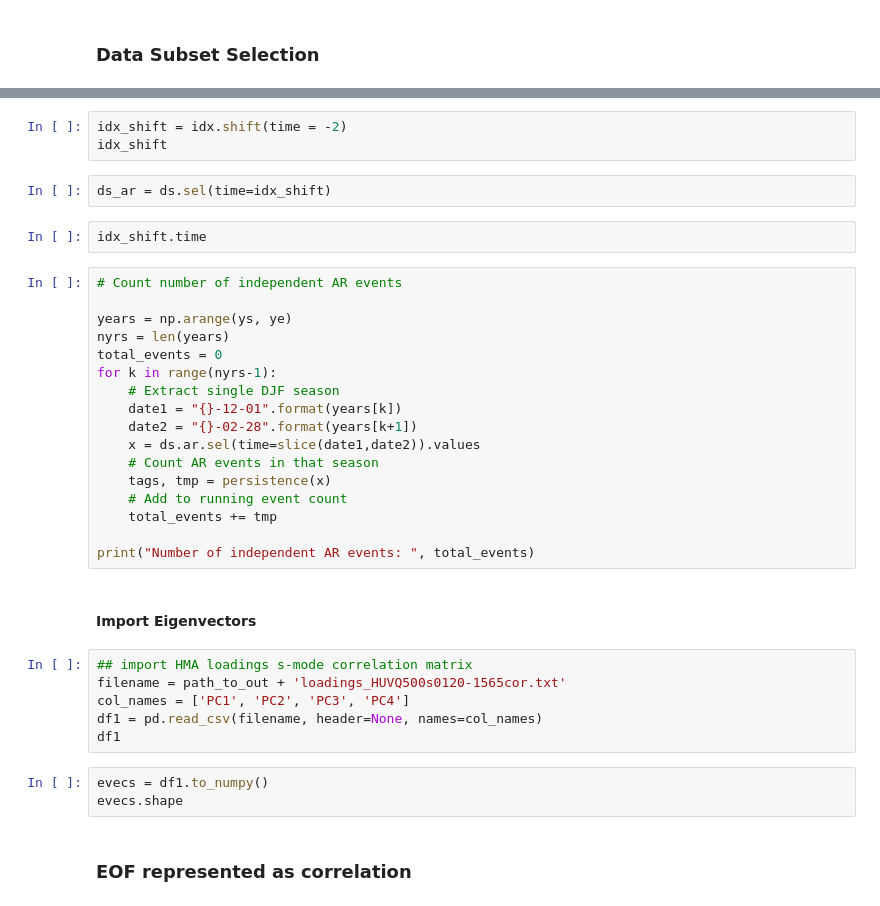
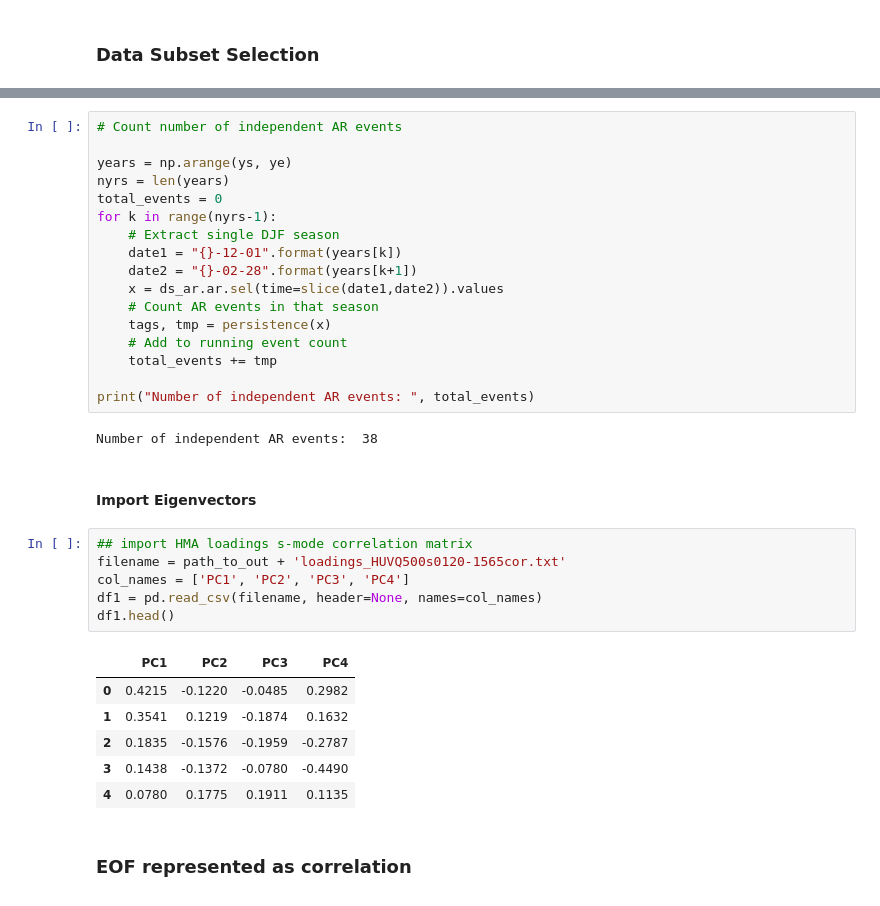
Before and after one commit to dlnash/AR_types, a Jupyter notebook: analysis/multi_variate_eof_lag_corr.ipynb, the cells around one changed output, grey strips where cells are left out. Cells and saved outputs as stored; diff of their text form.

```diff
--- a/analysis/multi_variate_eof_lag_corr.ipynb
+++ b/analysis/multi_variate_eof_lag_corr.ipynb
@@ -198,10 +196,3 @@ idx
-# %%
-idx_shift = idx.shift(time = -2)
-idx_shift
-# %%
-ds_ar = ds.sel(time=idx_shift)
-# %%
-idx_shift.time
 # %%
 # Count number of independent AR events
 
@@ -212,24 +203,30 @@ for k in range(nyrs-1):
     # Extract single DJF season
     date1 = "{}-12-01".format(years[k])
     date2 = "{}-02-28".format(years[k+1])
-    x = ds.ar.sel(time=slice(date1,date2)).values
+    x = ds_ar.ar.sel(time=slice(date1,date2)).values
     # Count AR events in that season
     tags, tmp = persistence(x)
     # Add to running event count
     total_events += tmp
 
 print("Number of independent AR events: ", total_events)
+# %% [output]
+Number of independent AR events:  38
 # %% [markdown]
 #### Import Eigenvectors
 # %%
 ## import HMA loadings s-mode correlation matrix
 filename = path_to_out + 'loadings_HUVQ500s0120-1565cor.txt'
 col_names = ['PC1', 'PC2', 'PC3', 'PC4']
 df1 = pd.read_csv(filename, header=None, names=col_names)
-df1
+df1.head()
+# %% [output]
+|  | PC1 | PC2 | PC3 | PC4 |
+| 0 | 0.4215 | -0.1220 | -0.0485 | 0.2982 |
+| 1 | 0.3541 | 0.1219 | -0.1874 | 0.1632 |
+| 2 | 0.1835 | -0.1576 | -0.1959 | -0.2787 |
+| 3 | 0.1438 | -0.1372 | -0.0780 | -0.4490 |
+| 4 | 0.0780 | 0.1775 | 0.1911 | 0.1135 |
-# %%
-evecs = df1.to_numpy()
-evecs.shape
 # %% [markdown]
 ### EOF represented as correlation
 # %%
```
Also changed, not shown: parts of 10 cells of this notebook, 13 other files.
